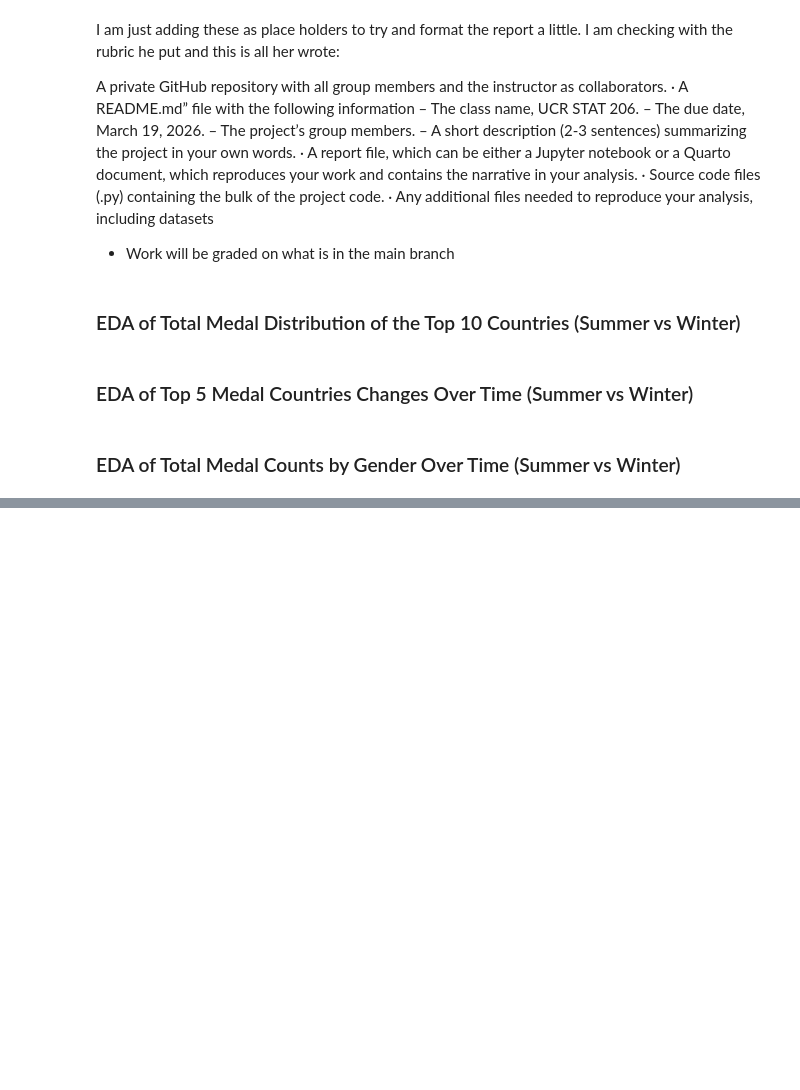
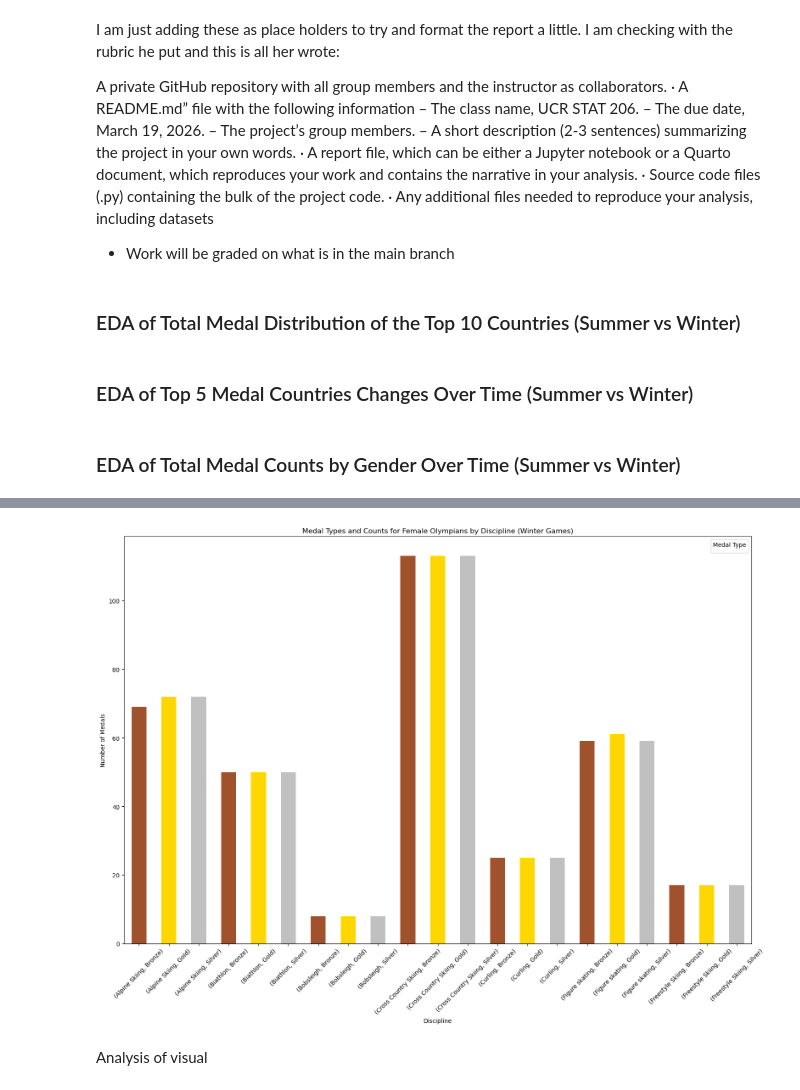
Before and after one commit to aliciag00/STAT206-Final, a Jupyter notebook: STAT 206 Final Project Report (Group 2).ipynb, the cells around one changed output, grey strips where cells are left out. Drawn from its saved outputs; the diff is of its cells as text; code cells hidden in the pictures; blank space fills up the shorter version.

Commit message:
Adding Analysis and formatting

```diff
--- a/STAT 206 Final Project Report (Group 2).ipynb
+++ b/STAT 206 Final Project Report (Group 2).ipynb
@@ -40,0 +376,13 @@ work and contains the narrative in your analysis.
+# %%
+winter_female_olympians.sort_values(by='Year', ascending=False).head(15)
+
+#This will help us see how many female atheletes there are in each discipline for the winter olympics
+winter_female_olympians.groupby('Discipline').size()
+
+#nthis will help us see  which ones have medals won
+winter_female_olympians.groupby('Medal').size()
+
+#this will now let us combine the two above so the number of female metals per each disicipline for the winter olympics
+
+Winter_Female_Olympian_Medals_By_Discipline = winter_female_olympians.groupby(['Discipline', 'Medal']).size().head(21)
+Winter_Female_Olympian_Medals_By_Discipline
@@ -40,0 +407,13 @@ work and contains the narrative in your analysis.
+# %%
+Winter_Female_Olympian_Medals_By_Discipline.plot(kind='bar', stacked=True, figsize=(16, 12), color=['sienna', 'gold', 'silver'])
+plt.title('Medal Types and Counts for Female Olympians by Discipline (Winter Games)')
+plt.xlabel('Discipline')
+plt.ylabel('Number of Medals')
+plt.legend(title='Medal Type')
+plt.xticks(rotation=45)
+plt.tight_layout()
+plt.show()
+# %% [output]
+[figure, added]
+# %% [markdown]
+Analysis of visual
```
Also changed, not shown: parts of 34 cells of this notebook, 1 other file.
